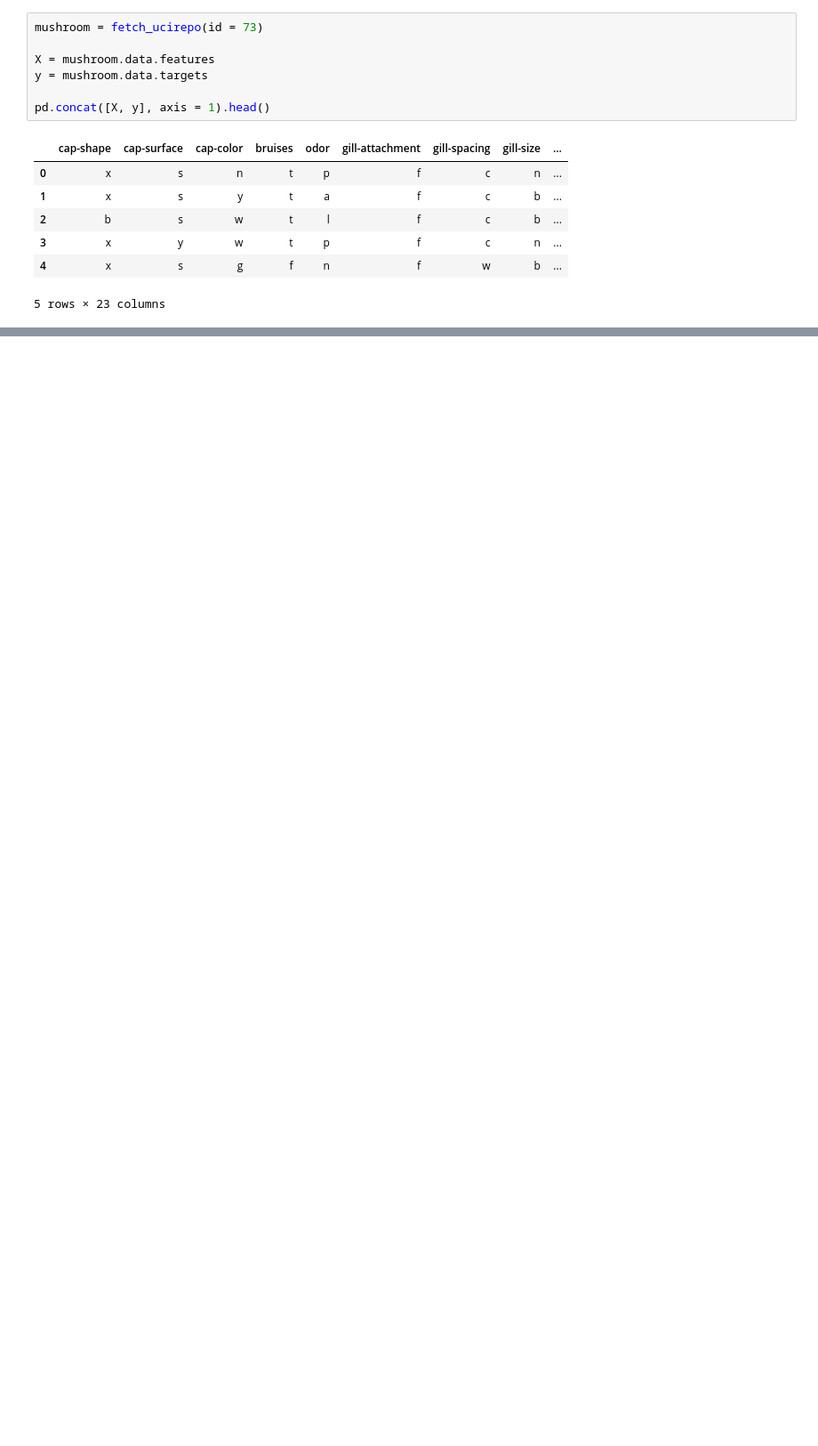
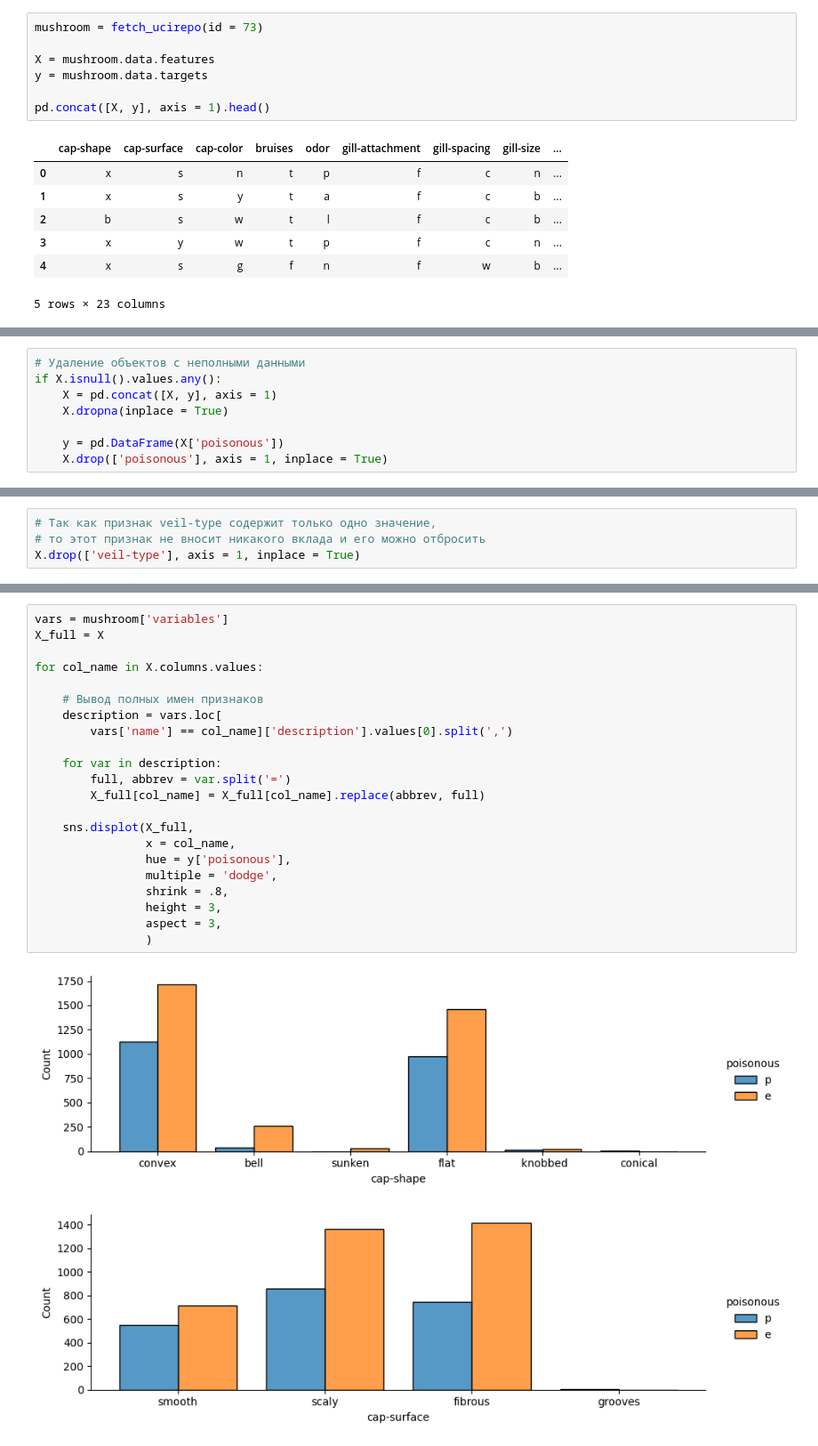
Before and after one commit to HerrPhoton/Theory-of-statistical-solutions, a Jupyter notebook: lab2.ipynb, the cells around one changed output, grey strips where cells are left out. Shown: that part at 89% size. Cells and saved outputs as stored; diff of their text form; blank space fills up the shorter version.

```diff
--- a/lab2.ipynb
+++ b/lab2.ipynb
@@ -27,0 +38,8 @@ pd.concat([X, y], axis = 1).head()
+# %%
+# Удаление объектов с неполными данными
+if X.isnull().values.any():
+    X = pd.concat([X, y], axis = 1)
+    X.dropna(inplace = True)
+
+    y = pd.DataFrame(X['poisonous'])
+    X.drop(['poisonous'], axis = 1, inplace = True)
@@ -28 +55,5 @@ pd.concat([X, y], axis = 1).head()
+# %%
+# Так как признак veil-type содержит только одно значение,
+# то этот признак не вносит никакого вклада и его можно отбросить
+X.drop(['veil-type'], axis = 1, inplace = True)
 # %%
@@ -35,0 +68,25 @@ ValueError: Grouper for '<class 'pandas.core.frame.DataFrame'>' not 1-dimensiona
+# %%
+vars = mushroom['variables']
+X_full = X
+
+for col_name in X.columns.values:
+
+    # Вывод полных имен признаков
+    description = vars.loc[
+        vars['name'] == col_name]['description'].values[0].split(',')
+
+    for var in description:
+        full, abbrev = var.split('=')
+        X_full[col_name] = X_full[col_name].replace(abbrev, full)
+
+    sns.displot(X_full,
+                x = col_name,
+                hue = y['poisonous'],
+                multiple = 'dodge',
+                shrink = .8,
+                height = 3,
+                aspect = 3,
+                )
+# %% [output]
+[figure, added]
+[figure, added]
```
Also changed, not shown: parts of 12 cells of this notebook.
